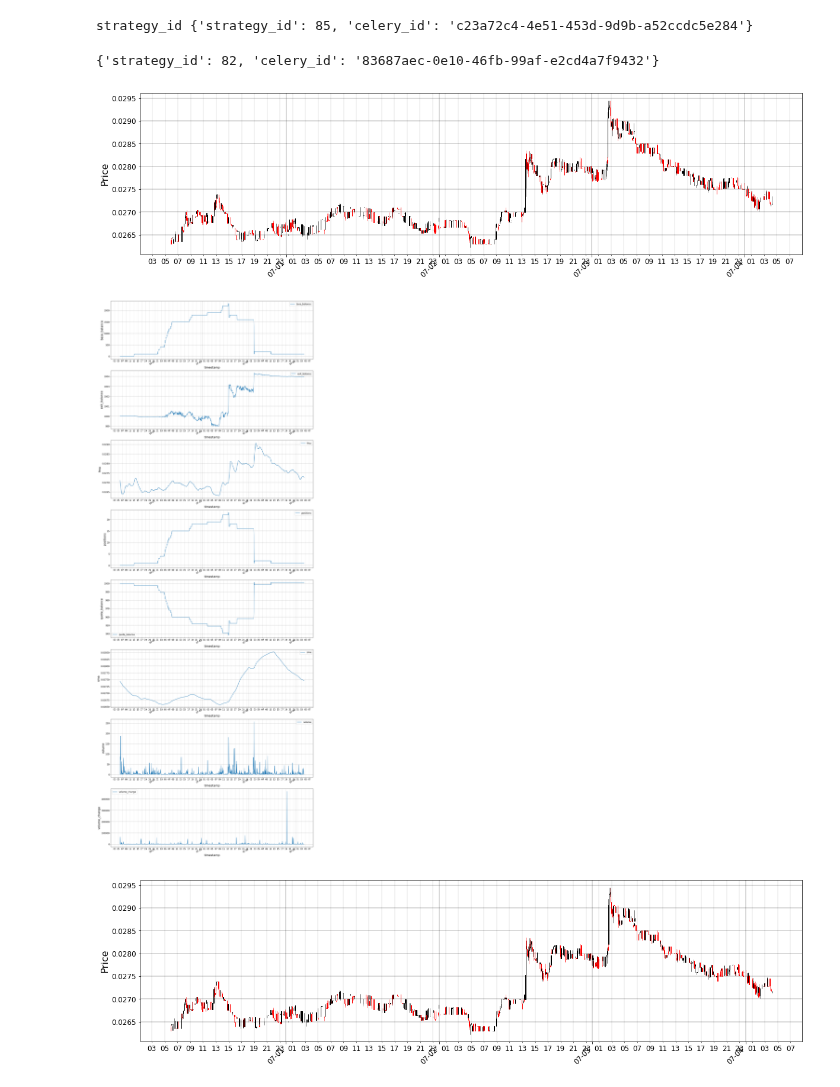
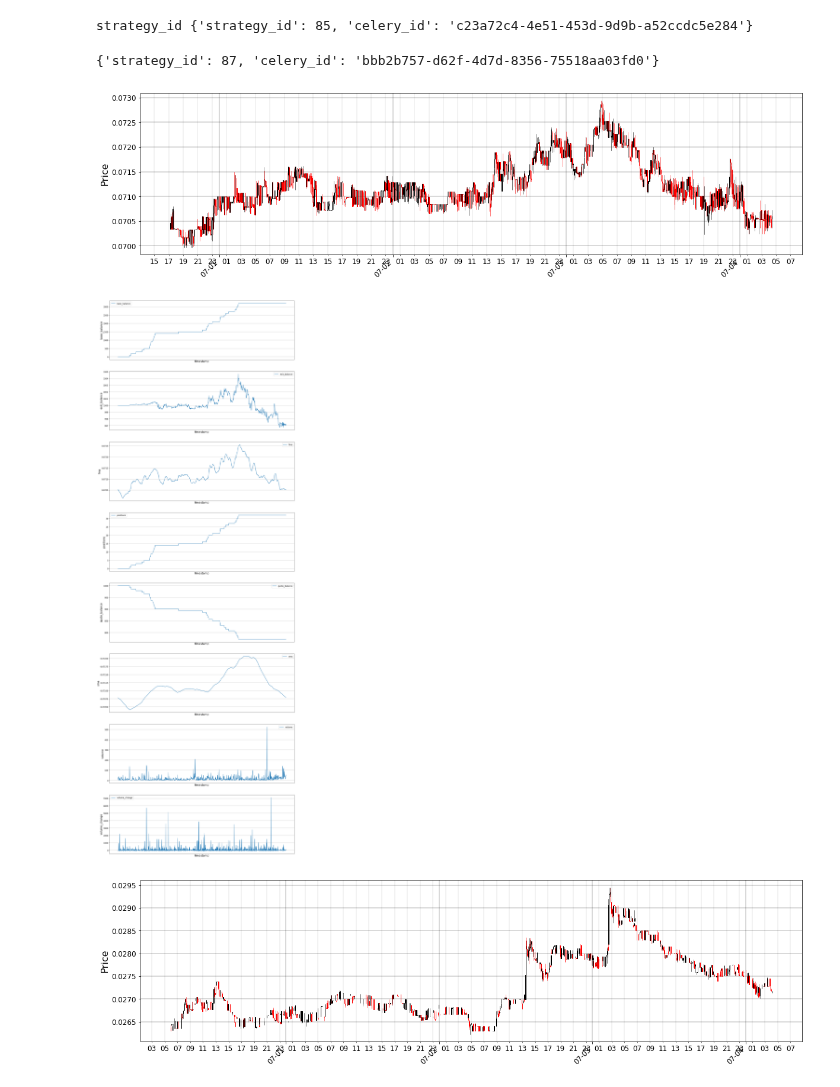
Before and after one commit to eristoddle/KryptoBot, a Jupyter notebook: notebooks/t2_strategies.ipynb, the cells around one changed output. Saved outputs shown, nothing was run; the diff lists cells and outputs as text; code cells hidden in the pictures.

```diff
--- a/notebooks/t2_strategies.ipynb
+++ b/notebooks/t2_strategies.ipynb
@@ -87,7 +87,7 @@ params = {
     'default': {
         'interval': '5m',
         'exchange': 'bittrex',
-        'base_currency': 'ZEC',
+        'base_currency': 'ETH',
         'quote_currency': 'BTC',
         'is_simulated': True,
 #         'start': '2017-06-15',
@@ -117,33 +117,33 @@ params = {
 details = manager.run_strategy(params)
 print(details)
 # %% [output]
-{'strategy_id': 82, 'celery_id': '83687aec-0e10-46fb-99af-e2cd4a7f9432'}
+{'strategy_id': 87, 'celery_id': 'bbb2b757-d62f-4d7d-8356-75518aa03fd0'}
 # %%
 manager.stop_strategy(79)
 # %%
 from os import getcwd
 from kryptobot.portfolio.manager import Manager
 
 config = getcwd() + '/config.json'
 manager = Manager(config=config)
 %matplotlib inline
 
 # Good Ones: 82
-run_keys = manager.get_strategy_run_keys(82)
+run_keys = manager.get_strategy_run_keys(87)
 run_key = run_keys[-1]
 
 # Dataframe
 # results = manager.get_results(run_key)
 # results.tail(100)
 
 # Candlestick Data
 manager.show_candle_chart(run_key)
 
 # Indicator Data
 manager.show_indicator_charts(run_key)
 # %% [output]
-[figure, old version]
+[figure, new version]
-[figure, old version]
+[figure, new version]
 # %%
 from os import getcwd
 from kryptobot.portfolio.manager import Manager
```
Also changed, not shown: 1 other file.
